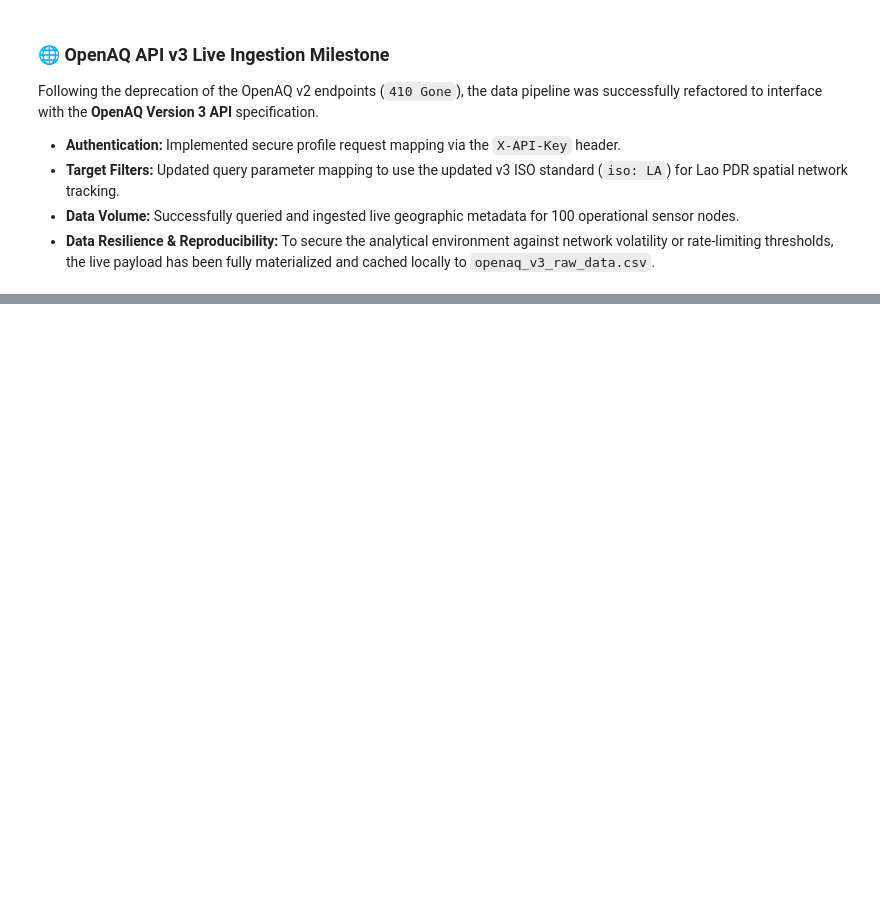
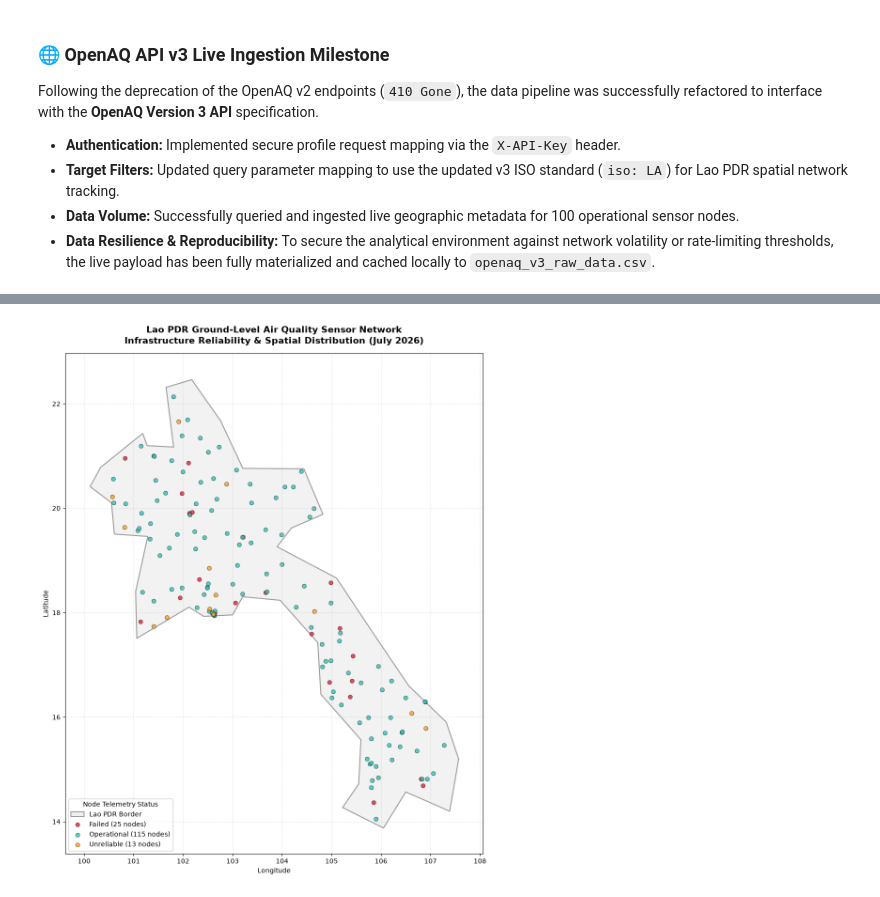
Before and after one commit to jjwwhk/fdl_data_science_takehome_2026, a Jupyter notebook: Quickstart.ipynb, the cells around one changed output, grey strips where cells are left out. Saved outputs shown, nothing was run; the diff lists cells and outputs as text; code cells hidden in the pictures; blank space fills up the shorter version.

Commit message:
Checkpoint: Phase 4 complete. Core reliability pipeline verified, map exported, and baseline stats aggregated.

```diff
--- a/Quickstart.ipynb
+++ b/Quickstart.ipynb
@@ -36,7 +36,7 @@ headers = {
 }
 params = {
     "iso": "LA",   # v3 uses 'iso' instead of 'country' for alpha-2 codes
-    "limit": 100
+    "limit": 200
 }
 
 print("Querying OpenAQ API v3 for Lao PDR sensor network...")
@@ -86,0 +157,8 @@ Following the deprecation of the OpenAQ v2 endpoints (`410 Gone`), the data pipe
+# %%
+# 1. Inspect and rename the sensor name column back to its original title
+if 'name_left' in gdf_cleaned.columns:
+    gdf_cleaned = gdf_cleaned.rename(columns={'name_left': 'name'})
+
+# 2. Run the preview again safely
+print(f"✨ Cleaned dataset ready. Total active nodes inside Lao PDR: {len(gdf_cleaned)}")
+gdf_cleaned[['id', 'name', 'timezone', 'coordinates.latitude', 'coordinates.longitude']].head()
@@ -86,0 +242,48 @@ Following the deprecation of the OpenAQ v2 endpoints (`410 Gone`), the data pipe
+# %%
+import matplotlib.pyplot as plt
+
+# 1. Set up the plotting canvas
+fig, ax = plt.subplots(figsize=(10, 12))
+
+# 2. Plot the country boundary as a background base layer
+gdf_lao_boundary.plot(ax=ax, color='#f2f2f2', edgecolor='#999999', linewidth=1.5, label='Lao PDR Border')
+
+# 3. Map the sensors color-coded by their operational integrity
+color_map = {'Operational': '#2ec4b6', 'Unreliable': '#ff9f1c', 'Failed': '#e71d36'}
+
+for status, group in gdf_cleaned.groupby('status'):
+    group.plot(
+        ax=ax,
+        color=color_map[status],
+        markersize=40,
+        alpha=0.8,
+        label=f"{status} ({len(group)} nodes)",
+        edgecolor='black',
+        linewidth=0.5
+    )
+
+# 4. Finalize chart cosmetics
+ax.set_title("Lao PDR Ground-Level Air Quality Sensor Network\nInfrastructure Reliability & Spatial Distribution (July 2026)", fontsize=14, fontweight='bold', pad=15)
+ax.set_xlabel("Longitude", fontsize=10)
+ax.set_ylabel("Latitude", fontsize=10)
+ax.grid(True, linestyle='--', alpha=0.3)
+ax.legend(title="Node Telemetry Status", loc="lower left", frameon=True, facecolor='white', framealpha=0.9)
+
+# Safeguard the view extent tightly around the country
+ax.set_xlim(gdf_lao_boundary.bounds.minx.min() - 0.5, gdf_lao_boundary.bounds.maxx.max() + 0.5)
+ax.set_ylim(gdf_lao_boundary.bounds.miny.min() - 0.5, gdf_lao_boundary.bounds.maxy.max() + 0.5)
+# ... (all your existing map plotting code above) ...
+
+# 5. Export the map as a high-resolution image BEFORE showing it
+plt.savefig(
+    "lao_pdr_sensor_reliability_map.png",
+    dpi=300,                  # High resolution for sharp text and clean lines
+    bbox_inches="tight",      # Trims empty white space so no labels get cut off
+    facecolor="white"         # Ensures a solid clean background
+)
+
+# Keep plt.show() as the final line
+plt.tight_layout()
+plt.show()
+# %% [output]
+[figure, added]
```
Also changed, not shown: parts of 7 cells of this notebook, 3 other files.
